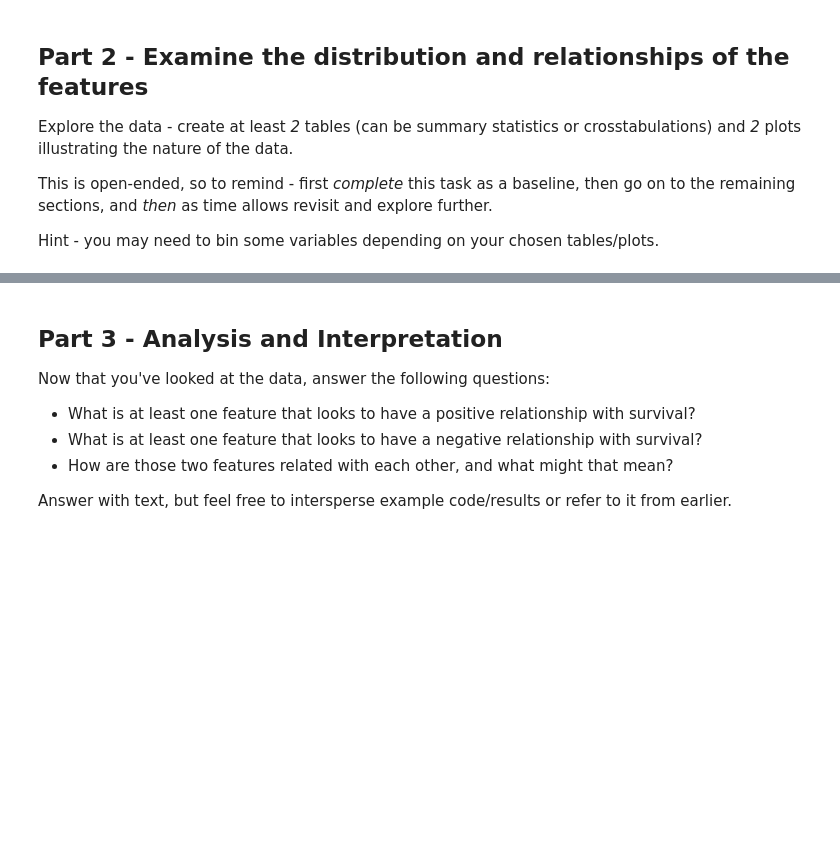
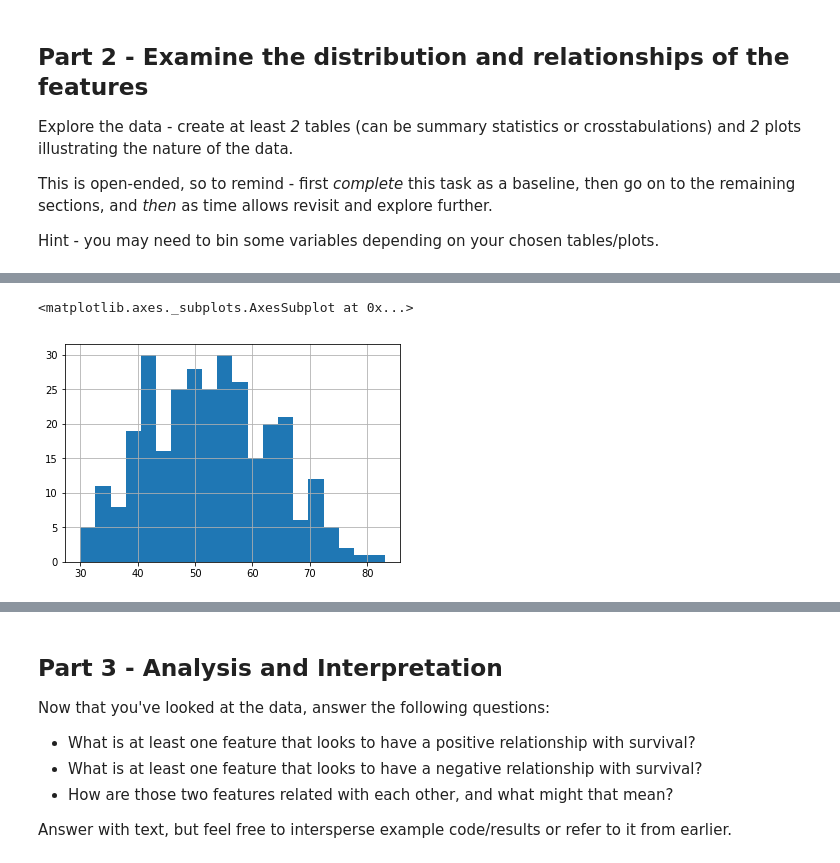
Before and after one commit to AndrewMarksArt/CS_Python_HW, a Jupyter notebook: DS_Unit_1_Sprint_Challenge_1.ipynb, the cells around one changed output, grey strips where cells are left out. Drawn from its saved outputs; the diff is of its cells as text; code cells hidden in the pictures; blank space fills up the shorter version.

```diff
--- a/DS_Unit_1_Sprint_Challenge_1.ipynb
+++ b/DS_Unit_1_Sprint_Challenge_1.ipynb
@@ -85,0 +129,5 @@ Hint - you may need to bin some variables depending on your chosen tables/plots.
+# %%
+df['Age at Operation'].hist(bins=20)
+# %% [output]
+<matplotlib.axes._subplots.AxesSubplot at 0x...>
+[figure, added]
```
Also changed, not shown: parts of 12 cells of this notebook.
